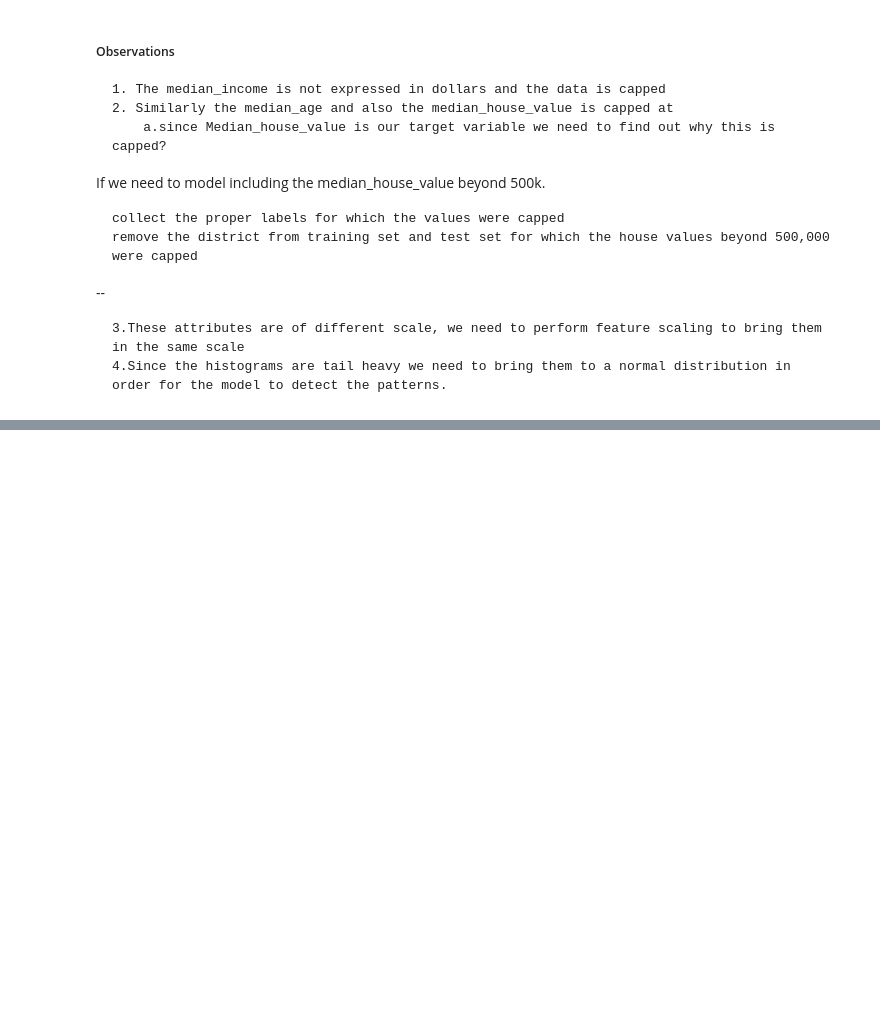
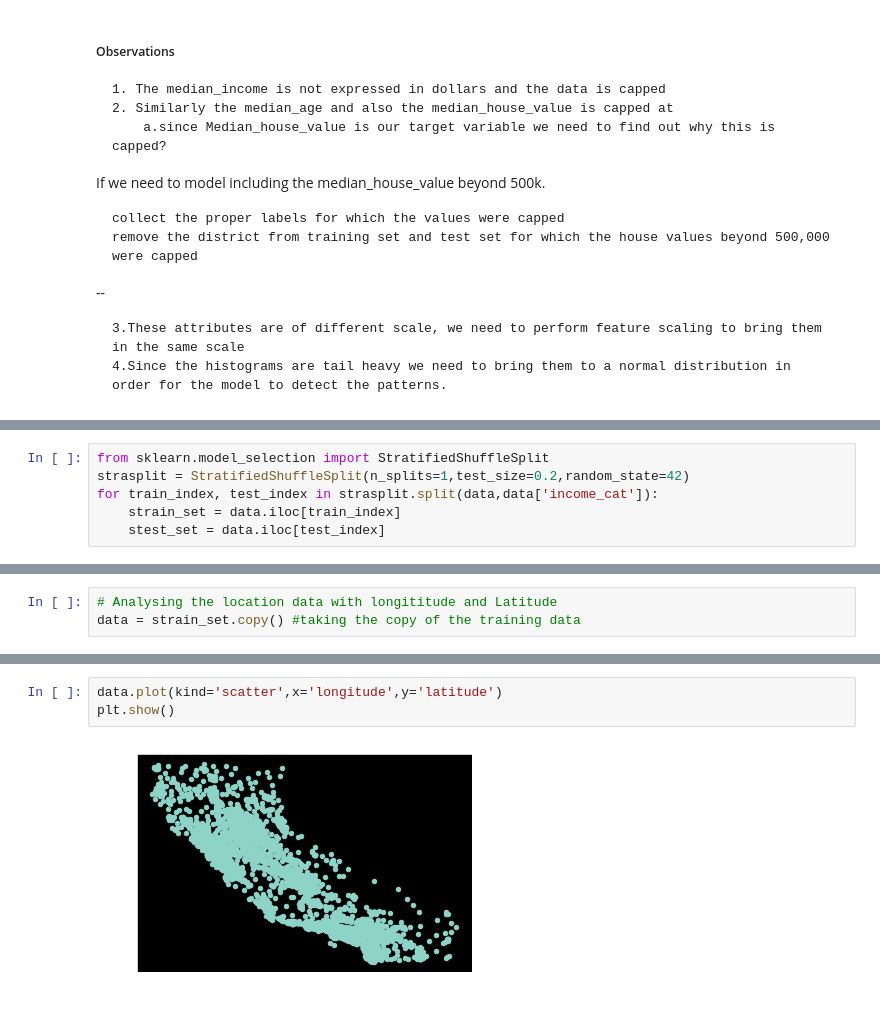
Before and after one commit to asbharath/MachineLearning, a Jupyter notebook: Machine Learning - End to End Project.ipynb, the cells around one changed output, grey strips where cells are left out. Saved outputs shown, nothing was run; the diff lists cells and outputs as text; blank space fills up the shorter version.

```diff
--- a/Machine Learning - End to End Project.ipynb
+++ b/Machine Learning - End to End Project.ipynb
@@ -174,0 +195,6 @@ When we split the training set to test set, we shouldn't look at the test set da
+# %%
+from sklearn.model_selection import StratifiedShuffleSplit
+strasplit = StratifiedShuffleSplit(n_splits=1,test_size=0.2,random_state=42)
+for train_index, test_index in strasplit.split(data,data['income_cat']):
+    strain_set = data.iloc[train_index]
+    stest_set = data.iloc[test_index]
@@ -174,0 +234,3 @@ When we split the training set to test set, we shouldn't look at the test set da
+# %%
+# Analysing the location data with longititude and Latitude
+data = strain_set.copy() #taking the copy of the training data
@@ -174,0 +246,5 @@ When we split the training set to test set, we shouldn't look at the test set da
+# %%
+data.plot(kind='scatter',x='longitude',y='latitude')
+plt.show()
+# %% [output]
+[figure, added]
```
Also changed, not shown: parts of 14 cells of this notebook.
